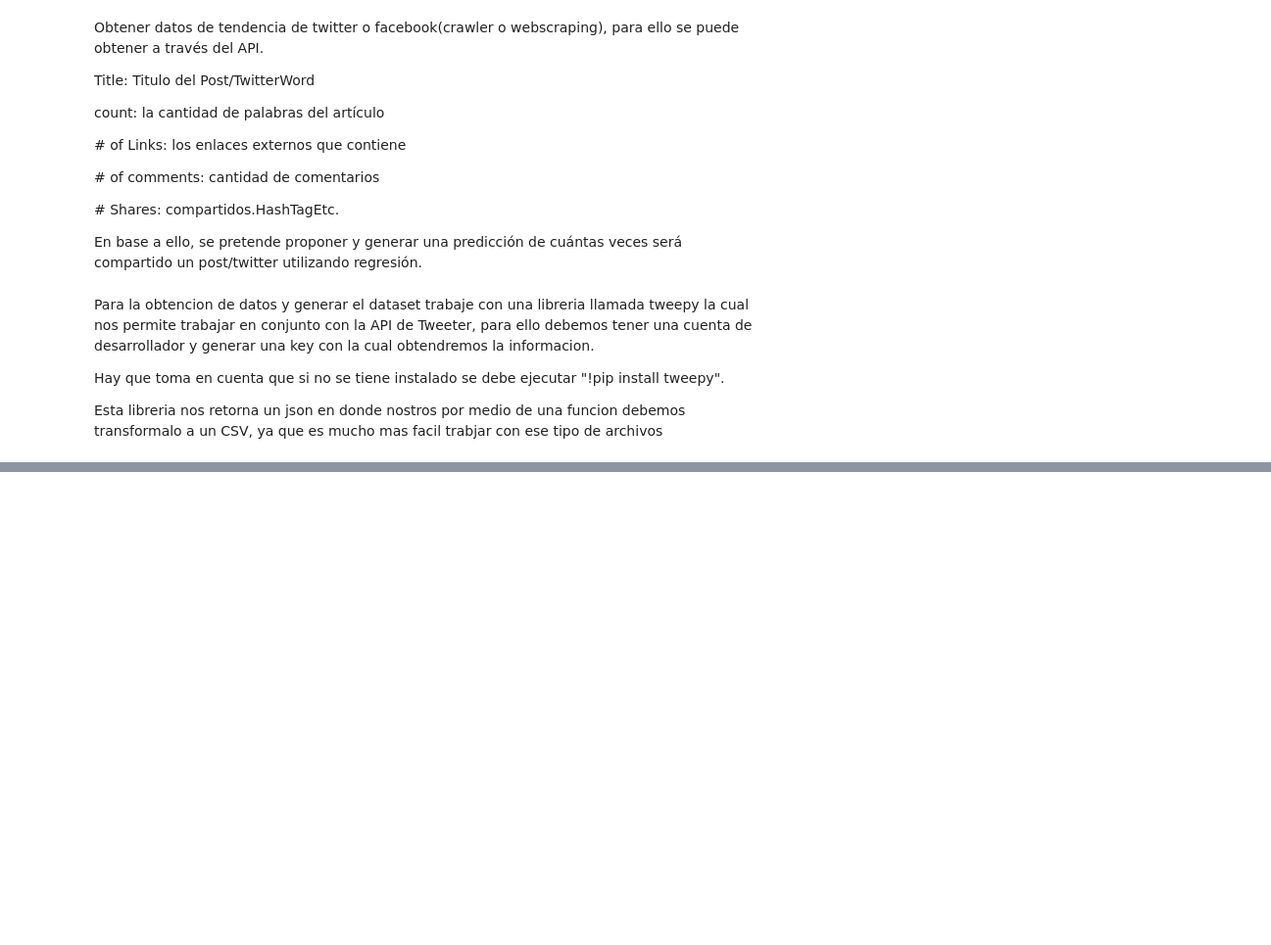
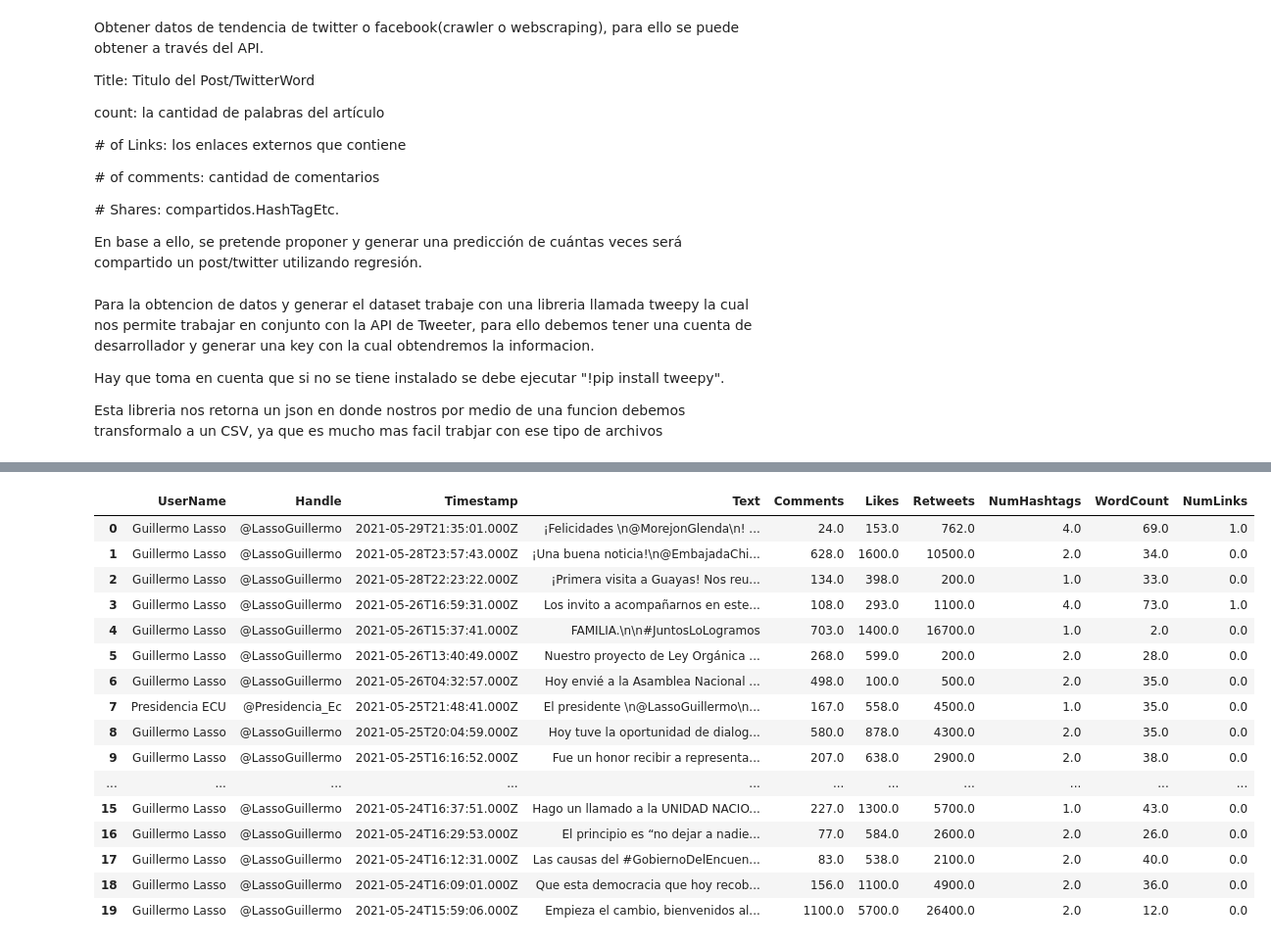
Before and after one commit to paulogonzalez5679/Simulacion_De_Datos_Python, a Jupyter notebook: ExamenInterciclo/Untitled.ipynb, the cells around one changed output, grey strips where cells are left out. Shown: that part at 98% size. Saved outputs shown, nothing was run; the diff lists cells and outputs as text; code cells hidden in the pictures; blank space fills up the shorter version.

Commit message:
examen interciclo punto 1 cambios realizados

```diff
--- a/ExamenInterciclo/Untitled.ipynb
+++ b/ExamenInterciclo/Untitled.ipynb
@@ -59,0 +102,20 @@ stream.filter(track=['LassoGuillermo'])
+# %%
+df.head(20)
+# %% [output]
+|  | UserName | Handle | Timestamp | Text | Comments | Likes | Retweets | NumHashtags | WordCount | NumLinks |
+| 0 | Guillermo Lasso | @LassoGuillermo | 2021-05-29T21:35:01.000Z | ¡Felicidades \n@MorejonGlenda\n! ... | 24.0 | 153.0 | 762.0 | 4.0 | 69.0 | 1.0 |
+| 1 | Guillermo Lasso | @LassoGuillermo | 2021-05-28T23:57:43.000Z | ¡Una buena noticia!\n@EmbajadaChi... | 628.0 | 1600.0 | 10500.0 | 2.0 | 34.0 | 0.0 |
+| 2 | Guillermo Lasso | @LassoGuillermo | 2021-05-28T22:23:22.000Z | ¡Primera visita a Guayas! Nos reu... | 134.0 | 398.0 | 200.0 | 1.0 | 33.0 | 0.0 |
+| 3 | Guillermo Lasso | @LassoGuillermo | 2021-05-26T16:59:31.000Z | Los invito a acompañarnos en este... | 108.0 | 293.0 | 1100.0 | 4.0 | 73.0 | 1.0 |
+| 4 | Guillermo Lasso | @LassoGuillermo | 2021-05-26T15:37:41.000Z | FAMILIA.\n\n#JuntosLoLogramos | 703.0 | 1400.0 | 16700.0 | 1.0 | 2.0 | 0.0 |
+| 5 | Guillermo Lasso | @LassoGuillermo | 2021-05-26T13:40:49.000Z | Nuestro proyecto de Ley Orgánica ... | 268.0 | 599.0 | 200.0 | 2.0 | 28.0 | 0.0 |
+| 6 | Guillermo Lasso | @LassoGuillermo | 2021-05-26T04:32:57.000Z | Hoy envié a la Asamblea Nacional ... | 498.0 | 100.0 | 500.0 | 2.0 | 35.0 | 0.0 |
+| 7 | Presidencia ECU | @Presidencia_Ec | 2021-05-25T21:48:41.000Z | El presidente \n@LassoGuillermo\n... | 167.0 | 558.0 | 4500.0 | 1.0 | 35.0 | 0.0 |
+| 8 | Guillermo Lasso | @LassoGuillermo | 2021-05-25T20:04:59.000Z | Hoy tuve la oportunidad de dialog... | 580.0 | 878.0 | 4300.0 | 2.0 | 35.0 | 0.0 |
+| 9 | Guillermo Lasso | @LassoGuillermo | 2021-05-25T16:16:52.000Z | Fue un honor recibir a representa... | 207.0 | 638.0 | 2900.0 | 2.0 | 38.0 | 0.0 |
+| ... | ... | ... | ... | ... | ... | ... | ... | ... | ... | ... |
+| 15 | Guillermo Lasso | @LassoGuillermo | 2021-05-24T16:37:51.000Z | Hago un llamado a la UNIDAD NACIO... | 227.0 | 1300.0 | 5700.0 | 1.0 | 43.0 | 0.0 |
+| 16 | Guillermo Lasso | @LassoGuillermo | 2021-05-24T16:29:53.000Z | El principio es “no dejar a nadie... | 77.0 | 584.0 | 2600.0 | 2.0 | 26.0 | 0.0 |
+| 17 | Guillermo Lasso | @LassoGuillermo | 2021-05-24T16:12:31.000Z | Las causas del #GobiernoDelEncuen... | 83.0 | 538.0 | 2100.0 | 2.0 | 40.0 | 0.0 |
+| 18 | Guillermo Lasso | @LassoGuillermo | 2021-05-24T16:09:01.000Z | Que esta democracia que hoy recob... | 156.0 | 1100.0 | 4900.0 | 2.0 | 36.0 | 0.0 |
+| 19 | Guillermo Lasso | @LassoGuillermo | 2021-05-24T15:59:06.000Z | Empieza el cambio, bienvenidos al... | 1100.0 | 5700.0 | 26400.0 | 2.0 | 12.0 | 0.0 |
```
Also changed, not shown: parts of 28 cells of this notebook.
